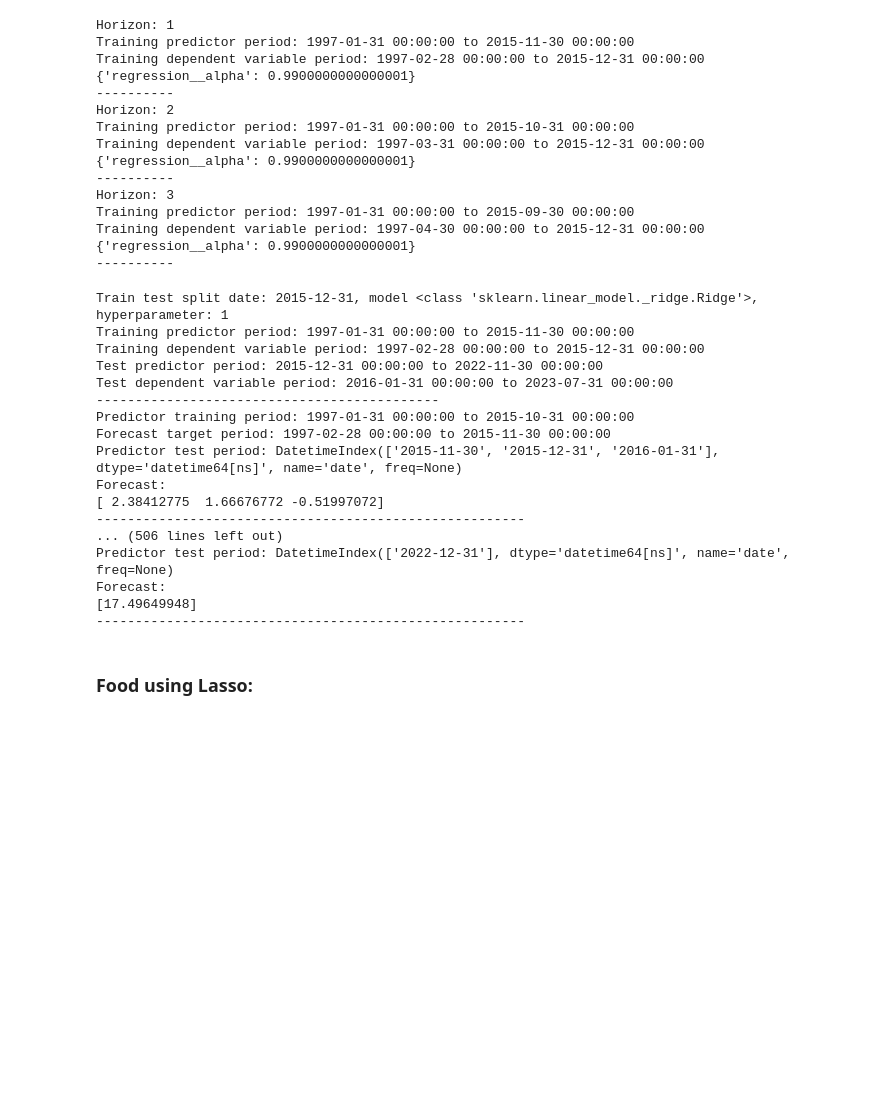
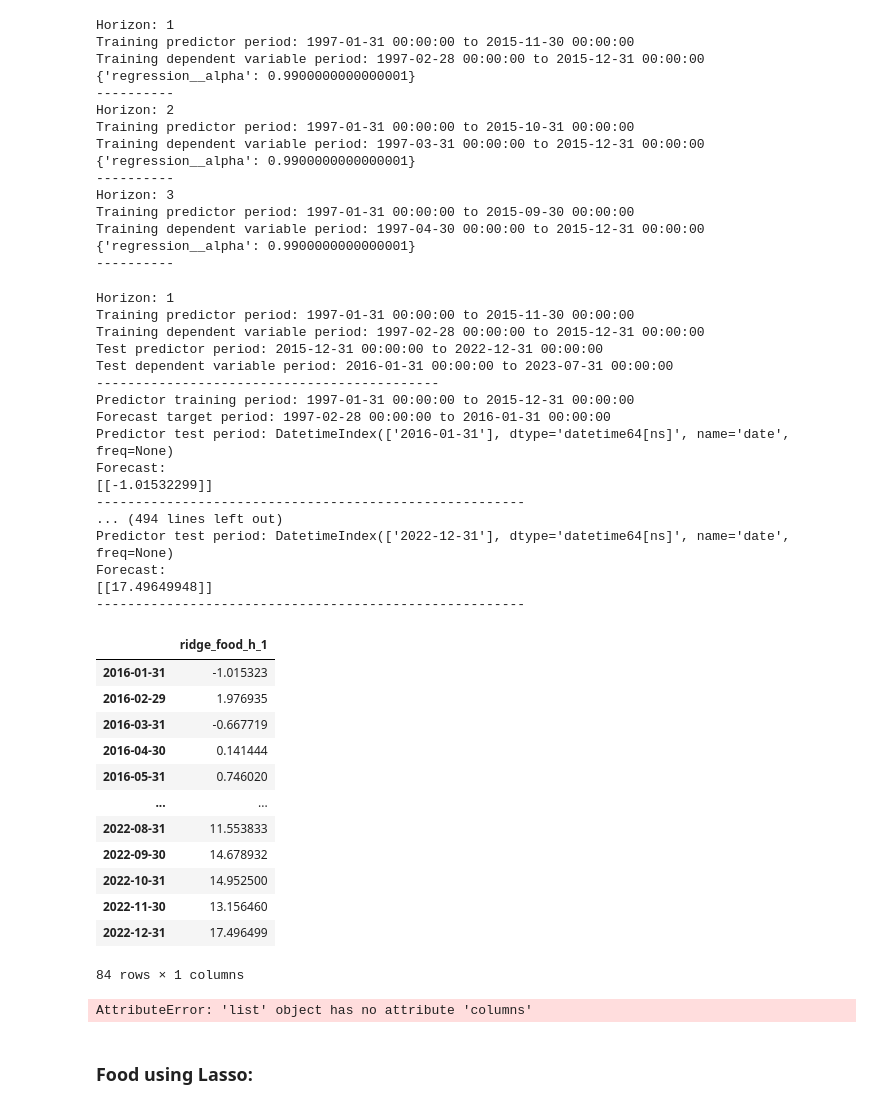
Before and after one commit to lamlam98765/thesis_code, a Jupyter notebook: main/4_Shrinkage_methods_all.ipynb, the cells around one changed output. Drawn from its saved outputs; the diff is of its cells as text; code cells hidden in the pictures; blank space fills up the shorter version.

Commit message:
done agg, pcr + ridge

```diff
--- a/main/4_Shrinkage_methods_all.ipynb
+++ b/main/4_Shrinkage_methods_all.ipynb
@@ -20,6 +21,10 @@ hicp_all_path = 'data/preprocessed/hicp_yoy.csv'
 hicp_class_path = 'data/HICP_COICOP10s.xlsx'
 hicp_cat_path = 'data/preprocessed/food_yoy_infl.csv'
 category = 'Food'
+model = 'ridge'
+cat_short = 'food'
+
+save_cat_file_path = f'data/forecast_results/{cat_short}_forecast.csv'
 
 HICP_monthly, HICP_class, HICP_cat = mine_g.import_data_all(hicp_all_path=hicp_all_path,
                                                      hicp_class_path=hicp_class_path,
@@ -38,11 +43,9 @@ See the caveats in the documentation: https://pandas.pydata.org/pandas-docs/stab
 ### Food using Ridge:
 # %%
 for i in [1, 2, 3]:
-    X_cat_train, y_cat_train = mine_g.split_train_set(cat_df=cat_df,
-                                           HICP_cat=HICP_cat,
-                                           h = i)
+    X_cat_train, _, y_cat_train, _ = mine_g.split_train_test_set(cat_df, HICP_cat, h=i)
 
-    best_param = mine_g.tuning_gridsearchcv(reg= Ridge(),
+    best_param = mine_s.tuning_gridsearchcv(reg= Ridge(),
                                     grid_space= np.arange(0.9, 1, 0.01),
                                     X_train= X_cat_train,
                                     y_train= y_cat_train,
@@ -68,27 +153,51 @@ Training dependent variable period: 1997-04-30 00:00:00 to 2015-12-31 00:00:00
 # %%
-ridge = RecursiveForecast(cat_df, HICP_cat, max_horizon= 3, model=Ridge, hyperparameter=1)
+ridge = RecursiveForecast(cat_df, HICP_cat, h= 1, model=Ridge, hyperparameter=1)
 final_forecast_df = ridge.concat_forecast()
 # %% [output]
-Train test split date: 2015-12-31, model <class 'sklearn.linear_model._ridge.Ridge'>, hyperparameter: 1
+Horizon: 1
 Training predictor period: 1997-01-31 00:00:00 to 2015-11-30 00:00:00
 Training dependent variable period: 1997-02-28 00:00:00 to 2015-12-31 00:00:00
-Test predictor period: 2015-12-31 00:00:00 to 2022-11-30 00:00:00
+Test predictor period: 2015-12-31 00:00:00 to 2022-12-31 00:00:00
 Test dependent variable period: 2016-01-31 00:00:00 to 2023-07-31 00:00:00
 --------------------------------------------
-Predictor training period: 1997-01-31 00:00:00 to 2015-10-31 00:00:00
-Forecast target period: 1997-02-28 00:00:00 to 2015-11-30 00:00:00
-Predictor test period: DatetimeIndex(['2015-11-30', '2015-12-31', '2016-01-31'], dtype='datetime64[ns]', name='date', freq=None)
+Predictor training period: 1997-01-31 00:00:00 to 2015-12-31 00:00:00
+Forecast target period: 1997-02-28 00:00:00 to 2016-01-31 00:00:00
+Predictor test period: DatetimeIndex(['2016-01-31'], dtype='datetime64[ns]', name='date', freq=None)
 Forecast:
-[ 2.38412775  1.66676772 -0.51997072]
+[[-1.01532299]]
 -------------------------------------------------------
-... (506 lines left out)
+... (494 lines left out)
 Predictor test period: DatetimeIndex(['2022-12-31'], dtype='datetime64[ns]', name='date', freq=None)
 Forecast:
-[17.49649948]
+[[17.49649948]]
 -------------------------------------------------------
+# %%
+date_range = pd.date_range(start=mine_g.train_test_split_date + pd.DateOffset(months=1), end=mine_g.max_X_date, freq='M')
+h=1
+model = 'ridge'
+cat_short = 'food'
+food_cat_prediction = pd.DataFrame(index=date_range)
+food_cat_prediction.loc[:, f'{model}_{cat_short}_h_{h}'] = final_forecast_df
+food_cat_prediction
+# %% [output]
+|  | ridge_food_h_1 |
+| 2016-01-31 | -1.015323 |
+| 2016-02-29 | 1.976935 |
+| 2016-03-31 | -0.667719 |
+| 2016-04-30 | 0.141444 |
+| 2016-05-31 | 0.746020 |
+| ... | ... |
+| 2022-08-31 | 11.553833 |
+| 2022-09-30 | 14.678932 |
+| 2022-10-31 | 14.952500 |
+| 2022-11-30 | 13.156460 |
+| 2022-12-31 | 17.496499 |
+84 rows × 1 columns
 # %%
 cat_file_path = 'data/forecast_results/food_forecast.csv'
-save_forecast(forecast_result_df=final_forecast_df, cat_file_path=cat_file_path, category= 'food')
+mine_g.save_forecast(forecast_result_df=final_forecast_df, cat_file_path=save_cat_file_path, category= cat_short)
+# %% [output]
+AttributeError: 'list' object has no attribute 'columns'
 # %% [markdown]
 ### Food using Lasso:
 # %%
```
Also changed, not shown: parts of 3 cells of this notebook, 17 other files.
